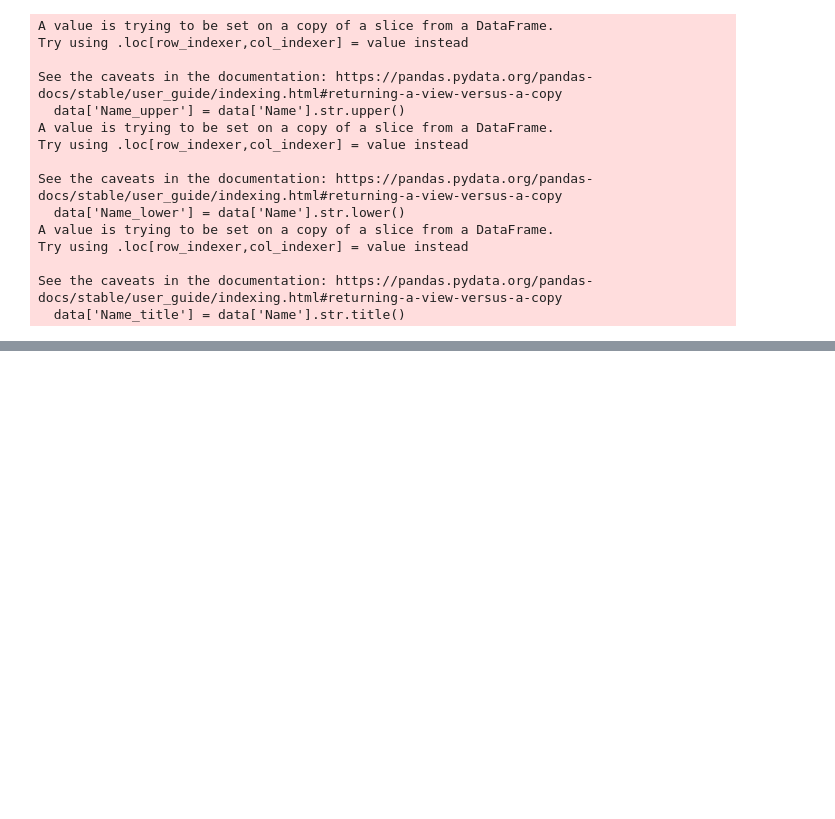
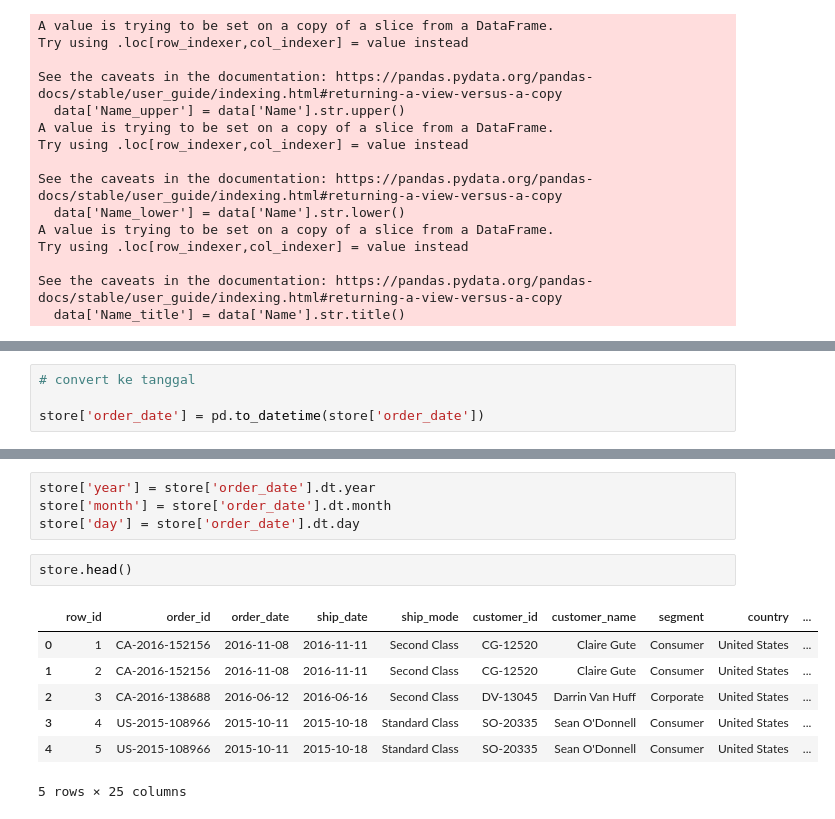
Before and after one commit to darmatri13/learning_git, a Jupyter notebook: Python_for_Data_Discovery.ipynb, the cells around one changed output, grey strips where cells are left out. Drawn from its saved outputs; the diff is of its cells as text; blank space fills up the shorter version.

```diff
--- a/Python_for_Data_Discovery.ipynb
+++ b/Python_for_Data_Discovery.ipynb
@@ -372,0 +498,4 @@ data.head()
+# %%
+# convert ke tanggal
+
+store['order_date'] = pd.to_datetime(store['order_date'])
@@ -372,0 +522,14 @@ data.head()
+# %%
+store['year'] = store['order_date'].dt.year
+store['month'] = store['order_date'].dt.month
+store['day'] = store['order_date'].dt.day
+# %%
+store.head()
+# %% [output]
+|  | row_id | order_id | order_date | ship_date | ship_mode | customer_id | customer_name | segment | country | ... |
+| 0 | 1 | CA-2016-152156 | 2016-11-08 | 2016-11-11 | Second Class | CG-12520 | Claire Gute | Consumer | United States | ... |
+| 1 | 2 | CA-2016-152156 | 2016-11-08 | 2016-11-11 | Second Class | CG-12520 | Claire Gute | Consumer | United States | ... |
+| 2 | 3 | CA-2016-138688 | 2016-06-12 | 2016-06-16 | Second Class | DV-13045 | Darrin Van Huff | Corporate | United States | ... |
+| 3 | 4 | US-2015-108966 | 2015-10-11 | 2015-10-18 | Standard Class | SO-20335 | Sean O'Donnell | Consumer | United States | ... |
+| 4 | 5 | US-2015-108966 | 2015-10-11 | 2015-10-18 | Standard Class | SO-20335 | Sean O'Donnell | Consumer | United States | ... |
+5 rows × 25 columns
```
Also changed, not shown: parts of 13 cells of this notebook.
